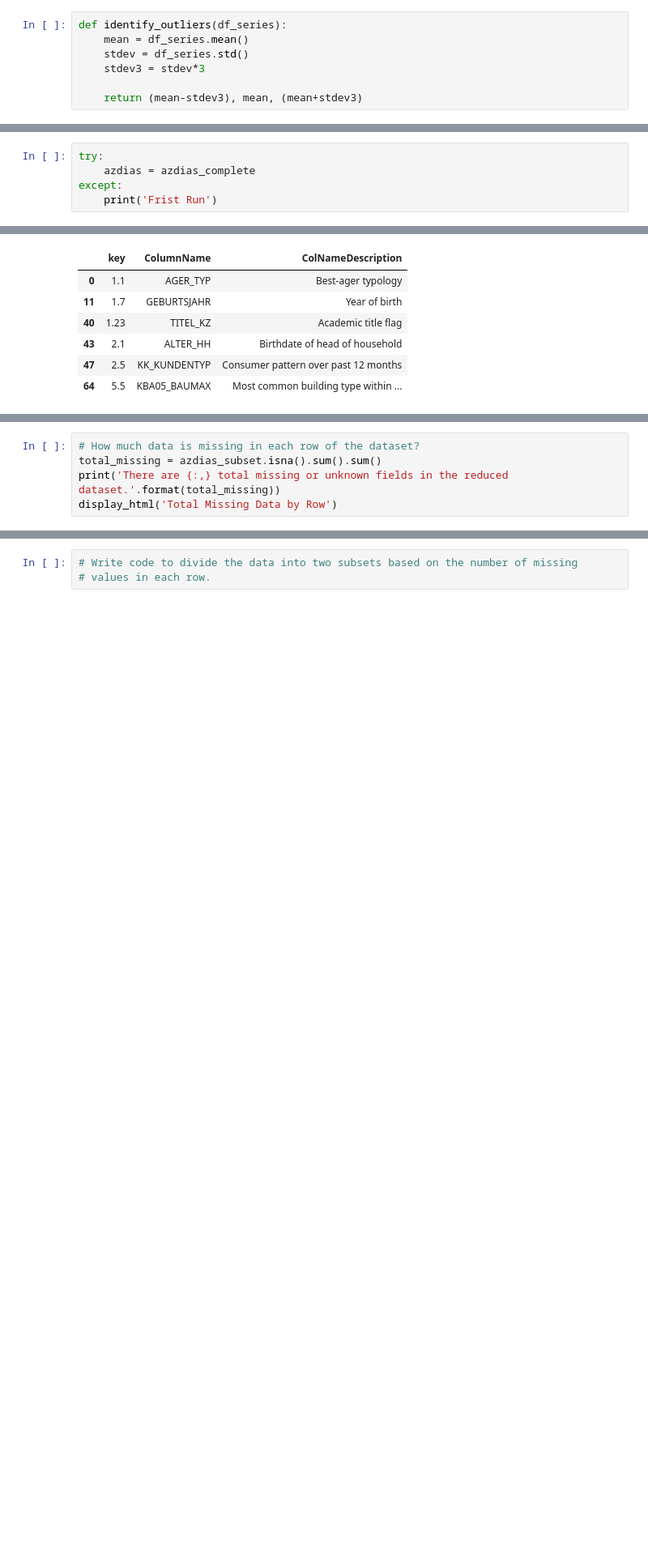
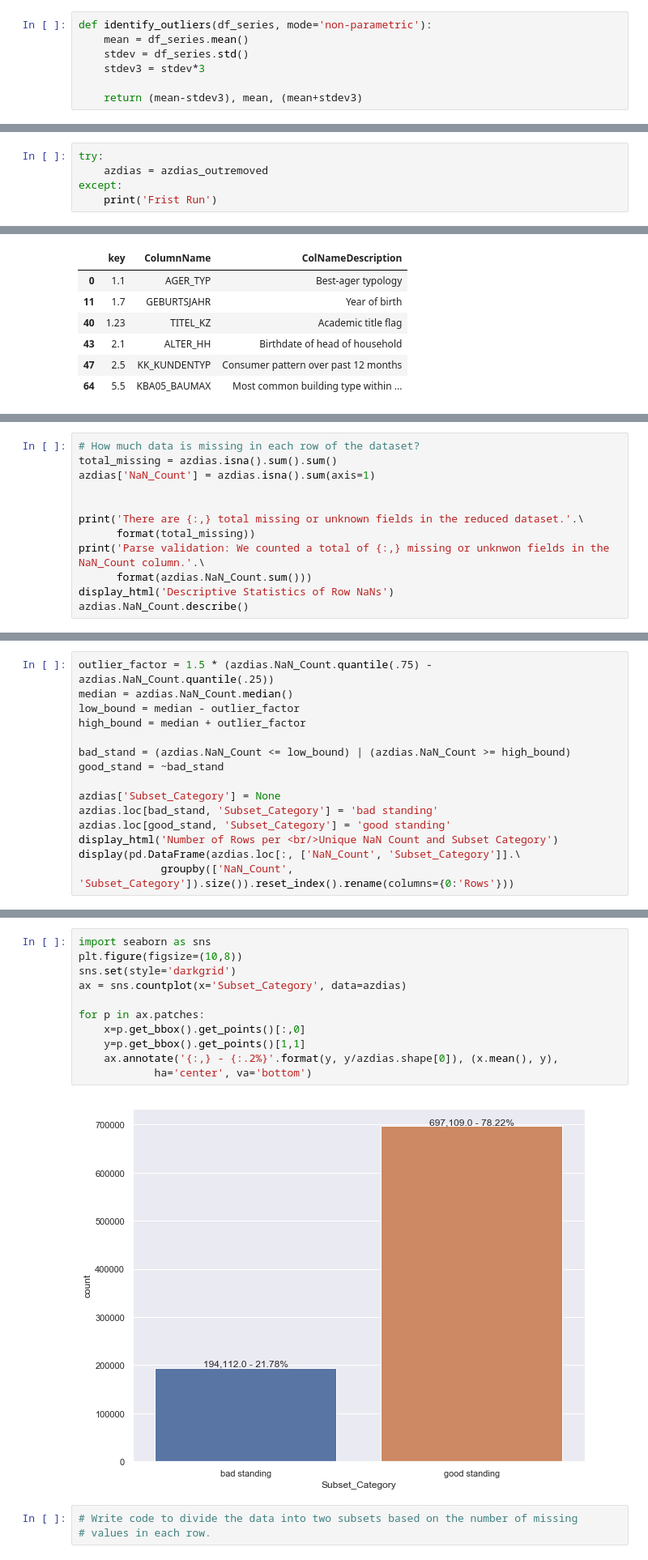
Before and after one commit to samlexrod/identifying_customer_segments, a Jupyter notebook: Identify_Customer_Segments.ipynb, the cells around one changed output, grey strips where cells are left out. Shown: that part at 81% size. Cells and saved outputs as stored; diff of their text form; blank space fills up the shorter version.

```diff
--- a/Identify_Customer_Segments.ipynb
+++ b/Identify_Customer_Segments.ipynb
@@ -184,7 +184,7 @@ def nan_parse(dataframe_data, dataframe_parser):
 
     return dataframe_data, pd.DataFrame(df_unkmiss).sort_values('Inpact_Percent_Parsed', ascending=False)
 # %%
-def identify_outliers(df_series):
+def identify_outliers(df_series, mode='non-parametric'):
     mean = df_series.mean()
     stdev = df_series.std()
     stdev3 = stdev*3
@@ -359,7 +362,7 @@ identify_outliers(nan_clean3.Inpact_Percent_All)
 (-0.11111000959005896, 0.07151764300488397, 0.2541452955998269)
 # %%
 try:
-    azdias = azdias_complete
+    azdias = azdias_outremoved
 except:
     print('Frist Run')
 # %% [output]
@@ -525,7 +530,14 @@ In order to know what to do with the outlier rows, we should see if the distribu
 Depending on what you observe in your comparison, this will have implications on how you approach your conclusions later in the analysis. If the distributions of non-missing features look similar between the data with many missing values and the data with few or no missing values, then we could argue that simply dropping those points from the analysis won't present a major issue. On the other hand, if the data with many missing values looks very different from the data with few or no missing values, then we should make a note on those data as special. We'll revisit these data later on. **Either way, you should continue your analysis for now using just the subset of the data with few or no missing values.**
 # %%
 # How much data is missing in each row of the dataset?
-total_missing = azdias_subset.isna().sum().sum()
-print('There are {:,} total missing or unknown fields in the reduced dataset.'.format(total_missing))
-display_html('Total Missing Data by Row')
+total_missing = azdias.isna().sum().sum()
+azdias['NaN_Count'] = azdias.isna().sum(axis=1)
+
+
+print('There are {:,} total missing or unknown fields in the reduced dataset.'.\
+      format(total_missing))
+print('Parse validation: We counted a total of {:,} missing or unknwon fields in the NaN_Count column.'.\
+      format(azdias.NaN_Count.sum()))
+display_html('Descriptive Statistics of Row NaNs')
+azdias.NaN_Count.describe()
 # %% [output]
@@ -533,0 +556,15 @@ Total Missing Data by Row
+# %%
+outlier_factor = 1.5 * (azdias.NaN_Count.quantile(.75) - azdias.NaN_Count.quantile(.25))
+median = azdias.NaN_Count.median()
+low_bound = median - outlier_factor
+high_bound = median + outlier_factor
+
+bad_stand = (azdias.NaN_Count <= low_bound) | (azdias.NaN_Count >= high_bound)
+good_stand = ~bad_stand
+
+azdias['Subset_Category'] = None
+azdias.loc[bad_stand, 'Subset_Category'] = 'bad standing'
+azdias.loc[good_stand, 'Subset_Category'] = 'good standing'
+display_html('Number of Rows per <br/>Unique NaN Count and Subset Category')
+display(pd.DataFrame(azdias.loc[:, ['NaN_Count', 'Subset_Category']].\
+             groupby(['NaN_Count', 'Subset_Category']).size()).reset_index().rename(columns={0:'Rows'}))
@@ -534,3 +591,16 @@ Total Missing Data by Row
+# %%
+import seaborn as sns
+plt.figure(figsize=(10,8))
+sns.set(style='darkgrid')
+ax = sns.countplot(x='Subset_Category', data=azdias)
+
+for p in ax.patches:
+    x=p.get_bbox().get_points()[:,0]
+    y=p.get_bbox().get_points()[1,1]
+    ax.annotate('{:,} - {:.2%}'.format(y, y/azdias.shape[0]), (x.mean(), y),
+            ha='center', va='bottom')
+# %% [output]
+[figure, added]
 # %%
 # Write code to divide the data into two subsets based on the number of missing
 # values in each row.
```
Also changed, not shown: parts of 13 cells of this notebook.
